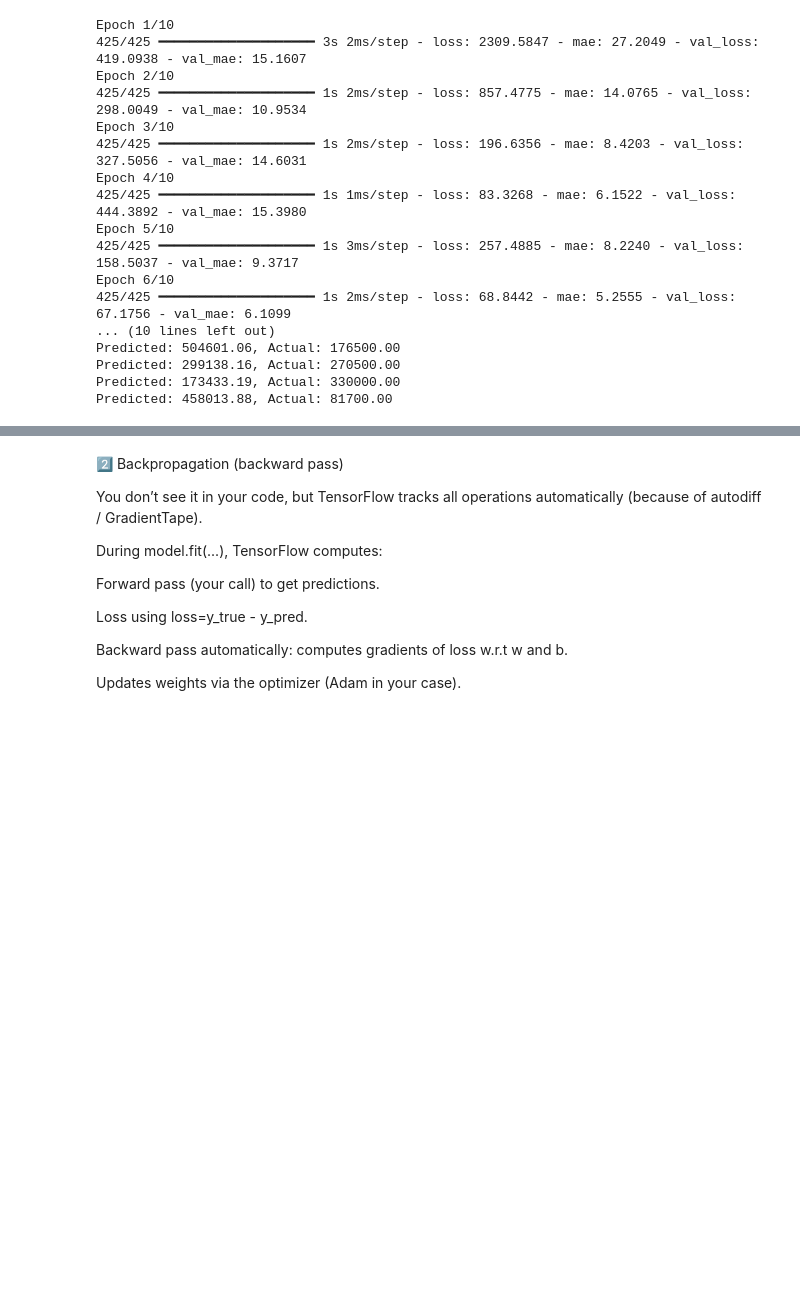
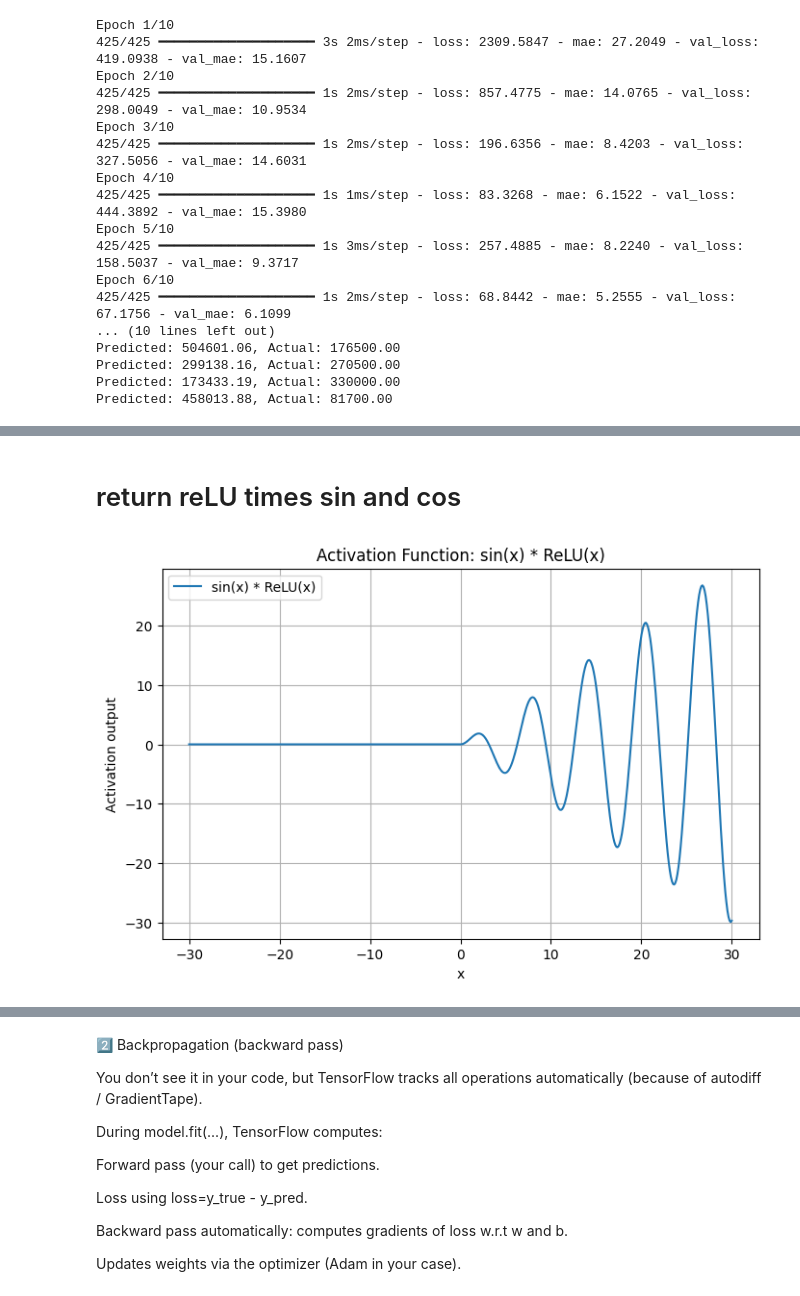
Before and after one commit to sadikemreduzgun/AI-Journey-My-Insights, a Jupyter notebook: transformers/insights_on_layers_then_transformers.ipynb, the cells around one changed output, grey strips where cells are left out. Drawn from its saved outputs; the diff is of its cells as text; code cells hidden in the pictures; blank space fills up the shorter version.

```diff
--- a/transformers/insights_on_layers_then_transformers.ipynb
+++ b/transformers/insights_on_layers_then_transformers.ipynb
@@ -939,0 +1268,26 @@ class CustomDenseLayer(Layer):
+# %% [markdown]
+# return reLU times sin and cos
+# %%
+import numpy as np
+import matplotlib.pyplot as plt
+import tensorflow as tf
+
+# --- Define the activation ---
+def sin_relu(x):
+    return tf.math.sin(x) * tf.maximum(0.0, x)
+
+# --- Generate input values ---
+x_vals = np.linspace(-30, 30, 500, dtype=np.float32)
+y_vals = sin_relu(tf.constant(x_vals)).numpy()
+
+# --- Plot ---
+plt.figure(figsize=(8, 5))
+plt.plot(x_vals, y_vals, label='sin(x) * ReLU(x)')
+plt.title('Activation Function: sin(x) * ReLU(x)')
+plt.xlabel('x')
+plt.ylabel('Activation output')
+plt.grid(True)
+plt.legend()
+plt.show()
+# %% [output]
+[figure, added]
```
Also changed, not shown: parts of 48 cells of this notebook.
